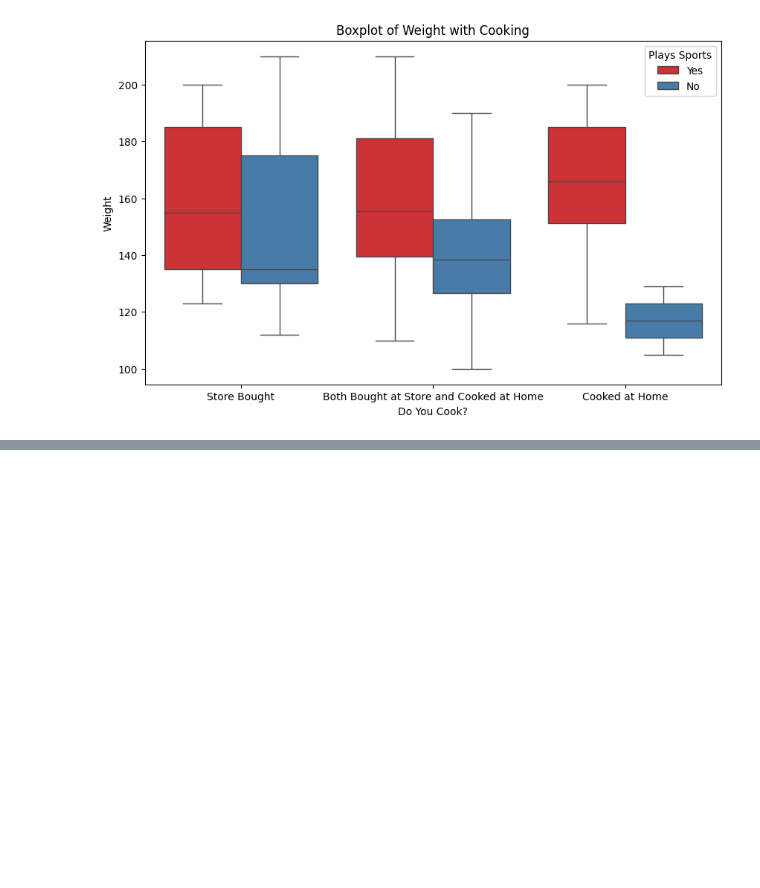
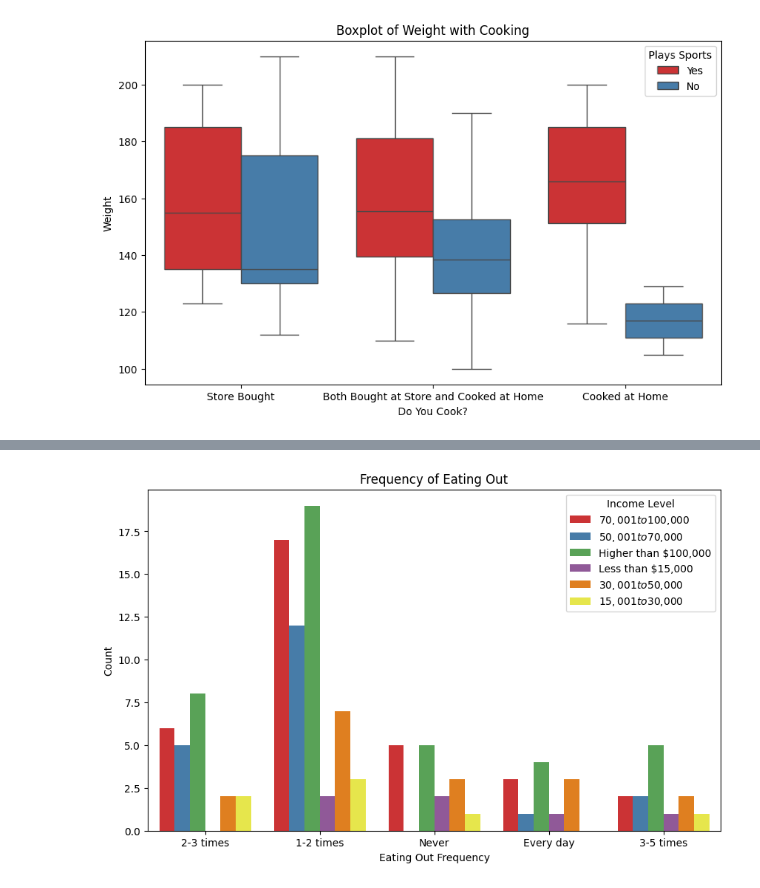
Before and after one commit to MattBlack9/stat386_project, a Jupyter notebook: jensen_code.ipynb, the cells around one changed output, grey strips where cells are left out. Saved outputs shown, nothing was run; the diff lists cells and outputs as text; code cells hidden in the pictures; blank space fills up the shorter version.

```diff
--- a/jensen_code.ipynb
+++ b/jensen_code.ipynb
@@ -299,0 +333,39 @@ plt.legend(title="Plays Sports")
+# %%
+import seaborn as sns
+import matplotlib.pyplot as plt
+
+# Assuming 'df' is your DataFrame
+eating_out_mapping = {
+    1: "Never",
+    2: "1-2 times",
+    3: "2-3 times",
+    4: "3-5 times",
+    5: "Every day"
+}
+
+food3['eating_out_str'] = food3['eating_out'].map(eating_out_mapping)
+
+income_mapping = {
+    1: "Less than $15,000",
+    2: "$15,001 to $30,000",
+    3: "$30,001 to $50,000",
+    4: "$50,001 to $70,000",
+    5: "$70,001 to $100,000",
+    6: "Higher than $100,000"
+}
+food3["income_str"] = food3["income"].map(income_mapping)
+
+# Count the occurrences of each category in the "eating_out" column
+eating_out_counts = food3['eating_out_str'].value_counts()
+
+# Plot a bar graph using Seaborn
+plt.figure(figsize=(10, 6))
+sns.countplot(x="eating_out_str", data=food3, hue="income_str")
+plt.title('Frequency of Eating Out')
+plt.xlabel('Eating Out Frequency')
+plt.ylabel('Count')
+plt.xticks(rotation=0)
+plt.legend(title="Income Level") # Keep x-axis labels horizontal for better readability
+plt.show()
+# %% [output]
+[figure, added]
```
Also changed, not shown: parts of 4 cells of this notebook, 7 other files.
